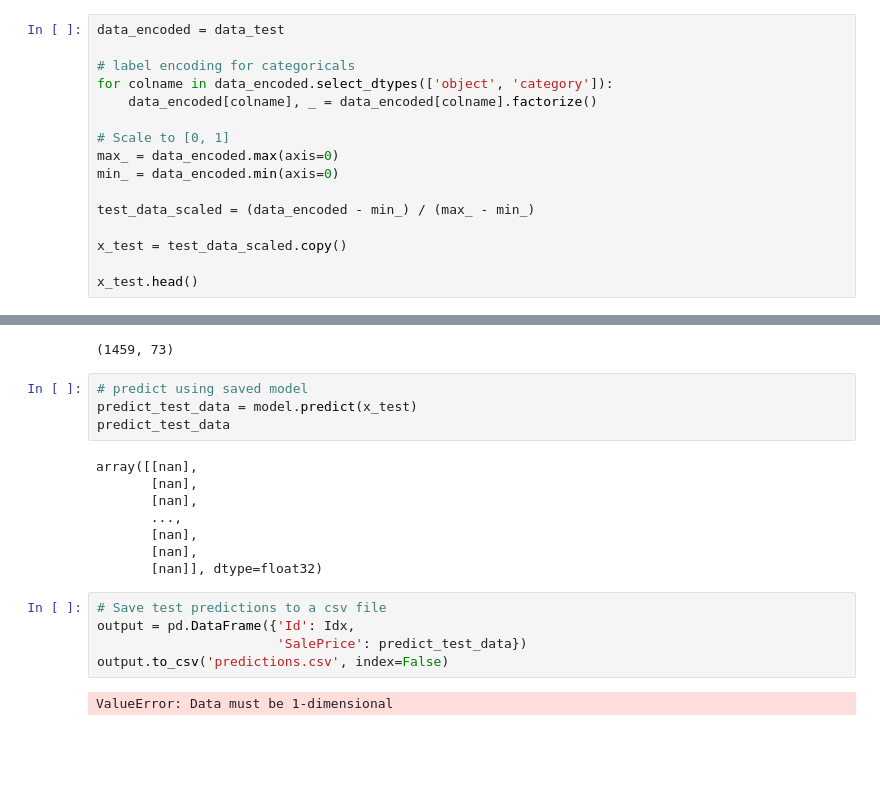
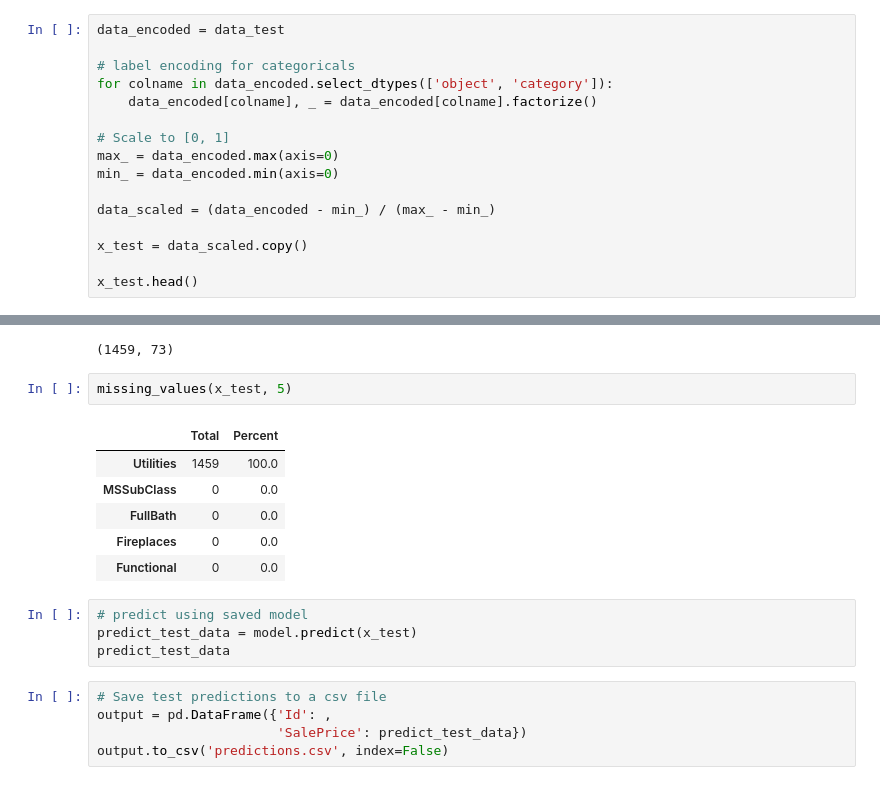
Before and after one commit to naseemap47/predictHousePrices-DeepLearning-python, a Jupyter notebook: jupyter_notebook.ipynb, the cells around one changed output, grey strips where cells are left out. Drawn from its saved outputs; the diff is of its cells as text; blank space fills up the shorter version.

Commit message:
Founded missing values Utilities columns in Test data set

```diff
--- a/jupyter_notebook.ipynb
+++ b/jupyter_notebook.ipynb
@@ -1406,9 +1397,9 @@ for colname in data_encoded.select_dtypes(['object', 'category']):
 max_ = data_encoded.max(axis=0)
 min_ = data_encoded.min(axis=0)
 
-test_data_scaled = (data_encoded - min_) / (max_ - min_)
+data_scaled = (data_encoded - min_) / (max_ - min_)
 
-x_test = test_data_scaled.copy()
+x_test = data_scaled.copy()
 
 x_test.head()
 # %% [output]
@@ -1424,22 +1415,21 @@ x_test.head()
 x_test.shape
 # %% [output]
 (1459, 73)
+# %%
+missing_values(x_test, 5)
+# %% [output]
+|  | Total | Percent |
+| Utilities | 1459 | 100.0 |
+| MSSubClass | 0 | 0.0 |
+| FullBath | 0 | 0.0 |
+| Fireplaces | 0 | 0.0 |
+| Functional | 0 | 0.0 |
 # %%
 # predict using saved model
 predict_test_data = model.predict(x_test)
 predict_test_data
-# %% [output]
-array([[nan],
-       [nan],
-       [nan],
-       ...,
-       [nan],
-       [nan],
-       [nan]], dtype=float32)
 # %%
 # Save test predictions to a csv file
-output = pd.DataFrame({'Id': Idx,
+output = pd.DataFrame({'Id': ,
                        'SalePrice': predict_test_data})
 output.to_csv('predictions.csv', index=False)
-# %% [output]
-ValueError: Data must be 1-dimensional
```
Also changed, not shown: parts of 3 cells of this notebook.
